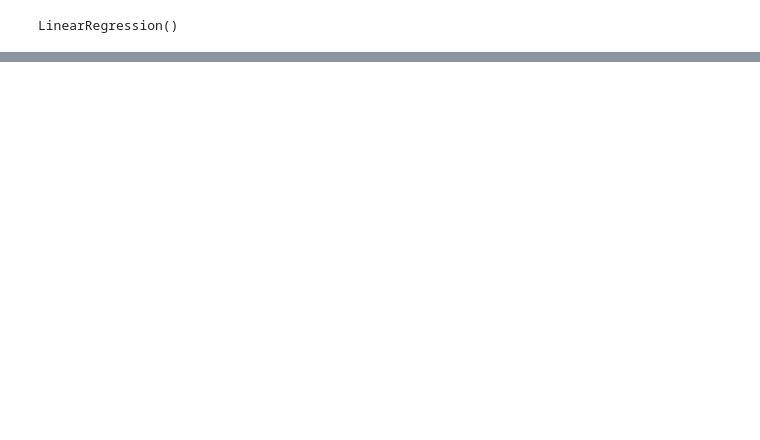
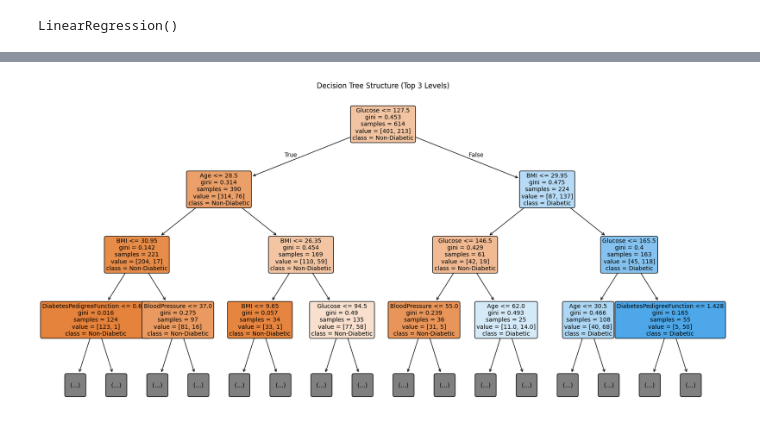
Before and after one commit to HariiAravinth/Diabetes-Prediction, a Jupyter notebook: DiabetesPrediction.ipynb, the cells around one changed output, grey strips where cells are left out. Cells and saved outputs as stored; diff of their text form; code cells hidden in the pictures; blank space fills up the shorter version.

Commit message:
Preliminary Implementation of Logistic Regression and Decision Tree

```diff
--- a/DiabetesPrediction.ipynb
+++ b/DiabetesPrediction.ipynb
@@ -192,0 +388,19 @@ plt.show()
+# %%
+# Separate features and target variable
+X = df.drop("Outcome", axis=1)
+y = df["Outcome"]
+
+# Split data into training and testing sets (80% train, 20% test)
+X_train, X_test, y_train, y_test = train_test_split(X, y, test_size=0.2, random_state=42)
+# %%
+import pandas as pd
+from sklearn.model_selection import train_test_split
+from sklearn.tree import DecisionTreeClassifier
+from sklearn.metrics import classification_report, confusion_matrix, accuracy_score, roc_auc_score
+
+# Load the dataset
+df = pd.read_csv("diabetes.csv")
+# Create and train the Decision Tree model
+# Using random_state ensures that the results are reproducible
+dt_model = DecisionTreeClassifier(random_state=42)
+dt_model.fit(X_train, y_train)
@@ -192,0 +439,17 @@ plt.show()
+# %%
+import matplotlib.pyplot as plt
+from sklearn.tree import plot_tree
+
+# Visualize the tree structure
+plt.figure(figsize=(20, 10))
+plot_tree(dt_model,
+          feature_names=X.columns,
+          class_names=['Non-Diabetic', 'Diabetic'],
+          filled=True,
+          rounded=True,
+          max_depth=3,  # Limit depth to 3 levels for clarity
+          fontsize=10)
+plt.title("Decision Tree Structure (Top 3 Levels)")
+plt.show()
+# %% [output]
+[figure, added]
```
Also changed, not shown: parts of 18 cells of this notebook.
